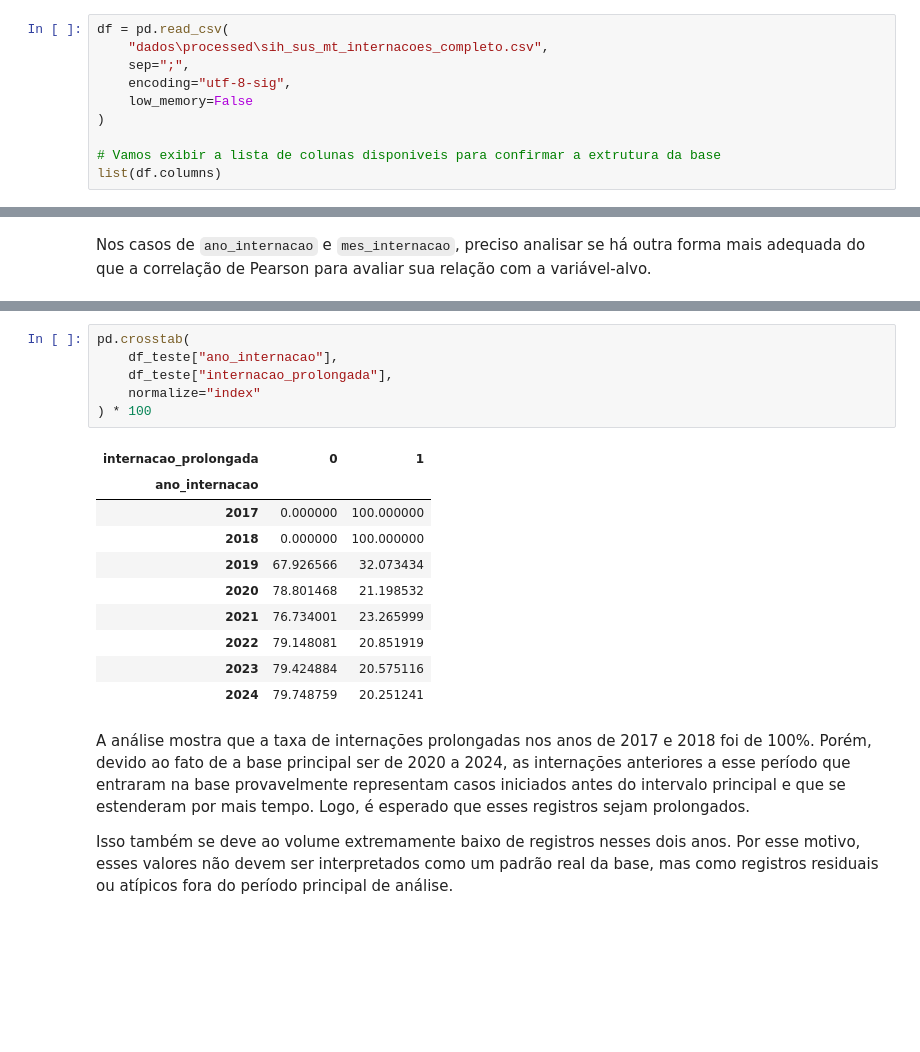
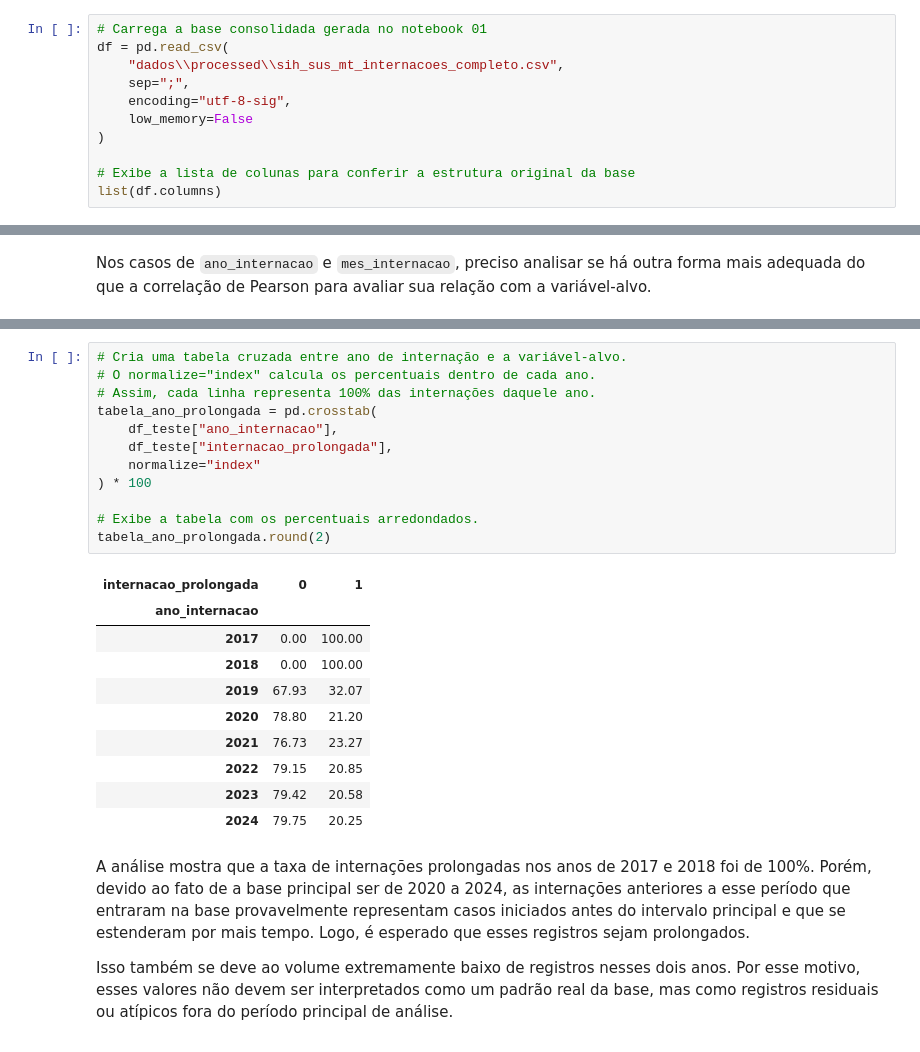
Before and after one commit to DjonathanMetelo/sih-sus-internacoes-prolongadas, a Jupyter notebook: 02 - Pré-processamento.ipynb, the cells around one changed output, grey strips where cells are left out. Saved outputs shown, nothing was run; the diff lists cells and outputs as text; blank space fills up the shorter version.

```diff
--- a/02 - Pré-processamento.ipynb
+++ b/02 - Pré-processamento.ipynb
@@ -21,14 +46,15 @@ pd.set_option("display.max_colwidth", 100)
 # %% [markdown]
 Agora vou carregar a base consolidada a partir do arquivo salvo anteriormente na pasta. A leitura irá utilizar o separador `;` e a codificação `utf-8-sig`, mantendo a compatibilidade com o arquivo exportado.
 # %%
+# Carrega a base consolidada gerada no notebook 01
 df = pd.read_csv(
-    "dados\processed\sih_sus_mt_internacoes_completo.csv",
+    "dados\\processed\\sih_sus_mt_internacoes_completo.csv",
     sep=";",
     encoding="utf-8-sig",
     low_memory=False
 )
 
-# Vamos exibir a lista de colunas disponiveis para confirmar a extrutura da base
+# Exibe a lista de colunas para conferir a estrutura original da base
 list(df.columns)
 # %% [output]
 ['UF_ZI',
@@ -2271,22 +2811,28 @@ plt.show()
 # %% [output]
 [figure]
 # %%
-pd.crosstab(
+# Cria uma tabela cruzada entre ano de internação e a variável-alvo.
+# O normalize="index" calcula os percentuais dentro de cada ano.
+# Assim, cada linha representa 100% das internações daquele ano.
+tabela_ano_prolongada = pd.crosstab(
     df_teste["ano_internacao"],
     df_teste["internacao_prolongada"],
     normalize="index"
 ) * 100
+
+# Exibe a tabela com os percentuais arredondados.
+tabela_ano_prolongada.round(2)
 # %% [output]
 | internacao_prolongada | 0 | 1 |
 | ano_internacao |  |  |
-| 2017 | 0.000000 | 100.000000 |
-| 2018 | 0.000000 | 100.000000 |
-| 2019 | 67.926566 | 32.073434 |
-| 2020 | 78.801468 | 21.198532 |
-| 2021 | 76.734001 | 23.265999 |
-| 2022 | 79.148081 | 20.851919 |
-| 2023 | 79.424884 | 20.575116 |
-| 2024 | 79.748759 | 20.251241 |
+| 2017 | 0.00 | 100.00 |
+| 2018 | 0.00 | 100.00 |
+| 2019 | 67.93 | 32.07 |
+| 2020 | 78.80 | 21.20 |
+| 2021 | 76.73 | 23.27 |
+| 2022 | 79.15 | 20.85 |
+| 2023 | 79.42 | 20.58 |
+| 2024 | 79.75 | 20.25 |
 # %% [markdown]
 A análise mostra que a taxa de internações prolongadas nos anos de 2017 e 2018 foi de 100%. Porém, devido ao fato de a base principal ser de 2020 a 2024, as internações anteriores a esse período que entraram na base provavelmente representam casos iniciados antes do intervalo principal e que se estenderam por mais tempo. Logo, é esperado que esses registros sejam prolongados.
 
```
Also changed, not shown: parts of 104 cells of this notebook, 8 other files.
